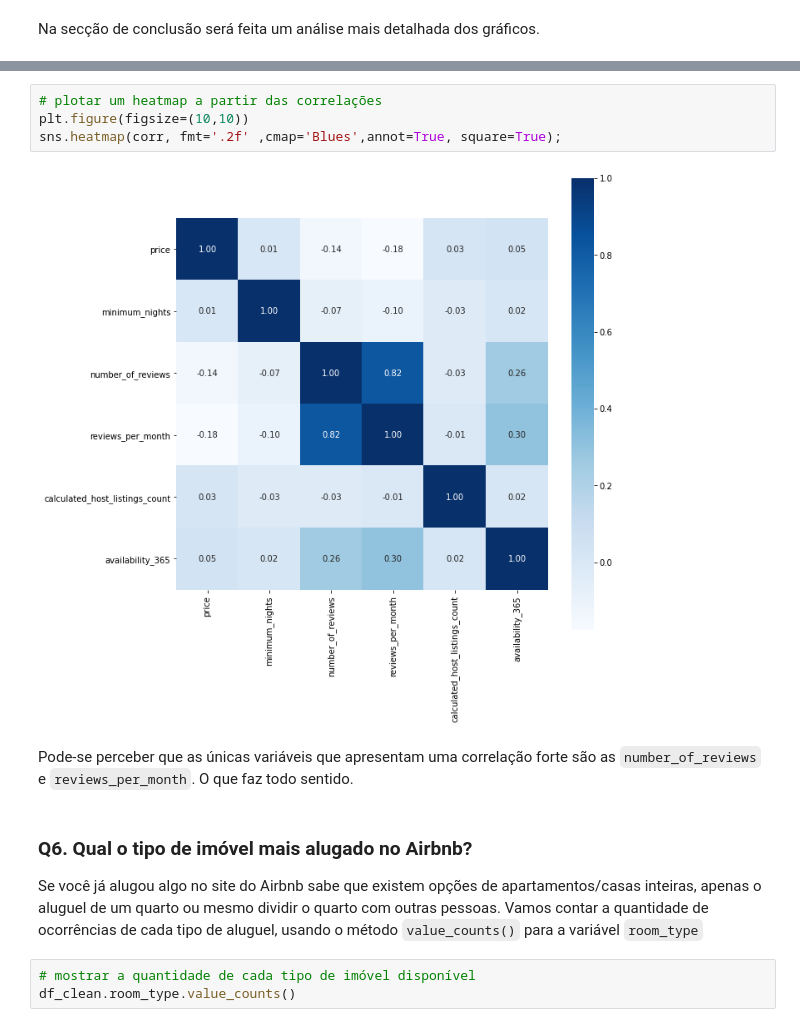
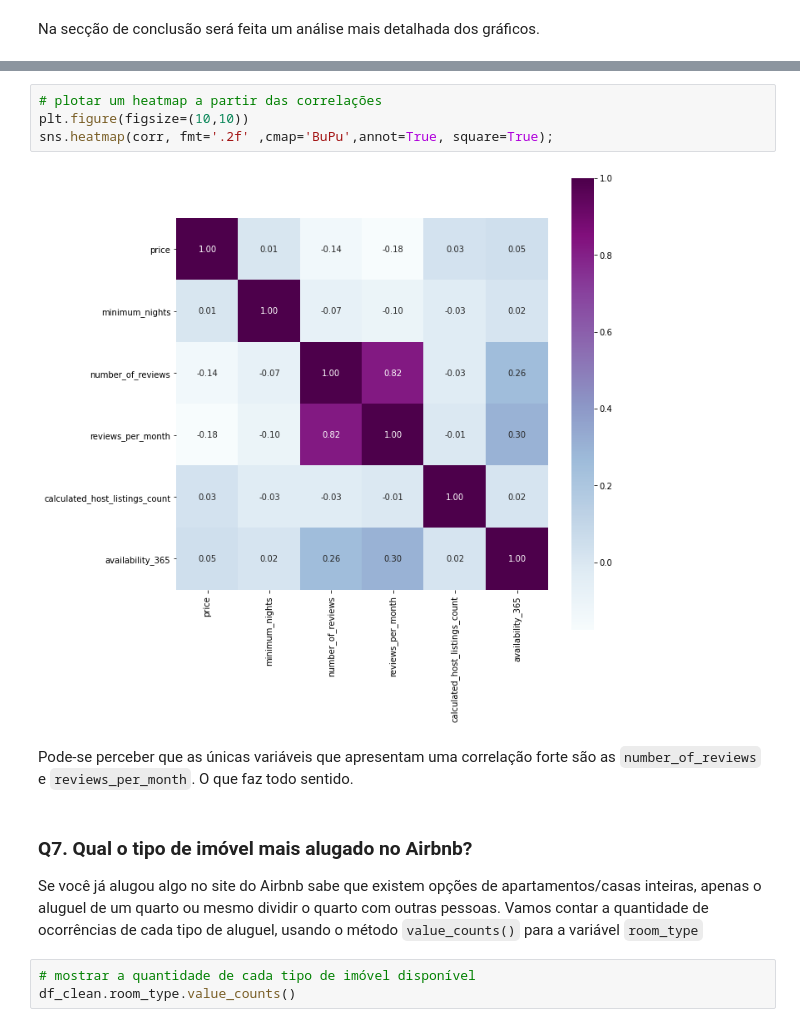
Before and after one commit to RicksonMonteiroENCAUT/AnaliseAirbnb, a Jupyter notebook: Analisando_os_Dados_do_Airbnb_Amsterdã.ipynb, the cells around one changed output, grey strips where cells are left out. Cells and saved outputs as stored; diff of their text form.

```diff
--- a/Analisando_os_Dados_do_Airbnb_Amsterdã.ipynb
+++ b/Analisando_os_Dados_do_Airbnb_Amsterdã.ipynb
@@ -250,13 +260,13 @@ display(corr)
 # %%
 # plotar um heatmap a partir das correlações
 plt.figure(figsize=(10,10))
-sns.heatmap(corr, fmt='.2f' ,cmap='Blues',annot=True, square=True);
+sns.heatmap(corr, fmt='.2f' ,cmap='BuPu',annot=True, square=True);
 # %% [output]
-[figure, old version]
+[figure, new version]
 # %% [markdown]
 Pode-se perceber que as únicas variáveis que apresentam uma correlação forte são as `number_of_reviews` e `reviews_per_month`. O que faz todo sentido.
 # %% [markdown]
-### **Q6. Qual o tipo de imóvel mais alugado no Airbnb?**
+### **Q7. Qual o tipo de imóvel mais alugado no Airbnb?**
 Se você já alugou algo no site do Airbnb sabe que existem opções de apartamentos/casas inteiras, apenas o aluguel de um quarto ou mesmo dividir o quarto com outras pessoas.
 Vamos contar a quantidade de ocorrências de cada tipo de aluguel, usando o método `value_counts()` para a variável `room_type`
 # %%
```
Also changed, not shown: parts of 18 cells of this notebook.
